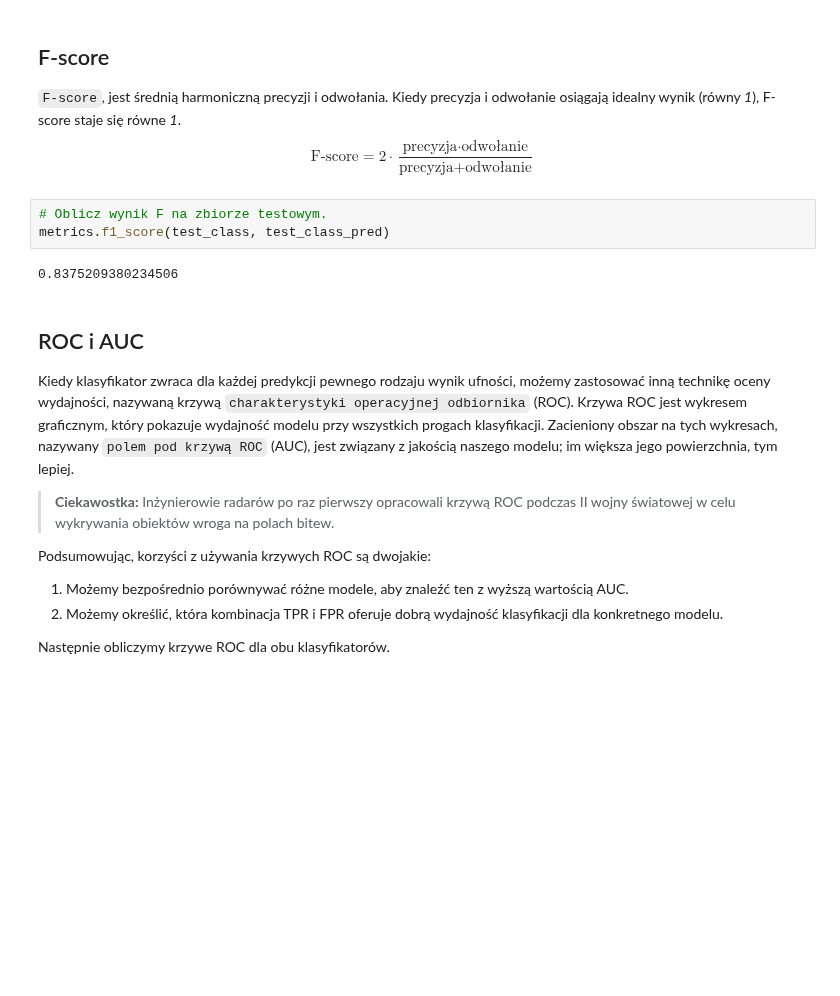
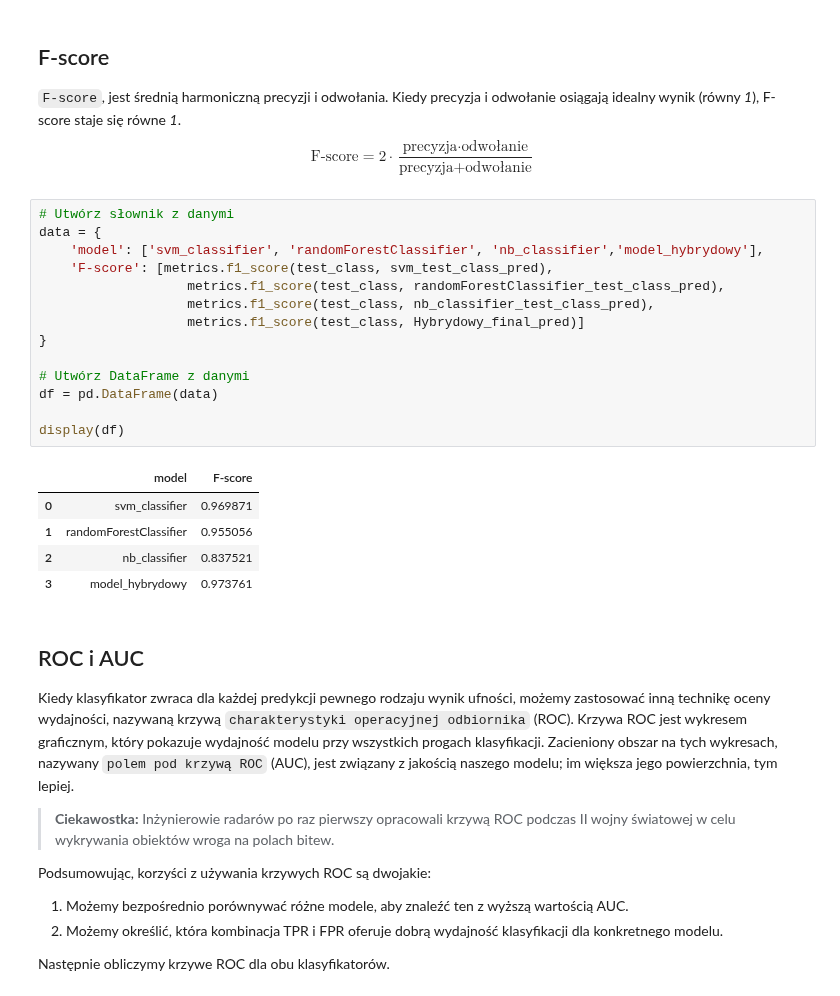
Before and after one commit to patrykzawadzkisggw/mad2, a Jupyter notebook: przyklad.ipynb, the cells around one changed output. Cells and saved outputs as stored; diff of their text form; blank space fills up the shorter version.

```diff
--- a/przyklad.ipynb
+++ b/przyklad.ipynb
@@ -613,11 +627,26 @@ metrics.recall_score(test_class, test_class_pred)
 $$
 \text{F-score} = 2 \cdot \frac{\text{precyzja} \cdot \text{odwołanie}}{\text{precyzja}+\text{odwołanie}}
 $$
-# %%
-# Oblicz wynik F na zbiorze testowym.
-metrics.f1_score(test_class, test_class_pred)
-# %% [output]
-0.8375209380234506
+# %%
+# Utwórz słownik z danymi
+data = {
+    'model': ['svm_classifier', 'randomForestClassifier', 'nb_classifier','model_hybrydowy'],
+    'F-score': [metrics.f1_score(test_class, svm_test_class_pred),
+                   metrics.f1_score(test_class, randomForestClassifier_test_class_pred),
+                   metrics.f1_score(test_class, nb_classifier_test_class_pred),
+                   metrics.f1_score(test_class, Hybrydowy_final_pred)]
+}
+
+# Utwórz DataFrame z danymi
+df = pd.DataFrame(data)
+
+display(df)
+# %% [output]
+|  | model | F-score |
+| 0 | svm_classifier | 0.969871 |
+| 1 | randomForestClassifier | 0.955056 |
+| 2 | nb_classifier | 0.837521 |
+| 3 | model_hybrydowy | 0.973761 |
 # %% [markdown]
 ## ROC i AUC
 
```
Also changed, not shown: parts of 5 cells of this notebook.
